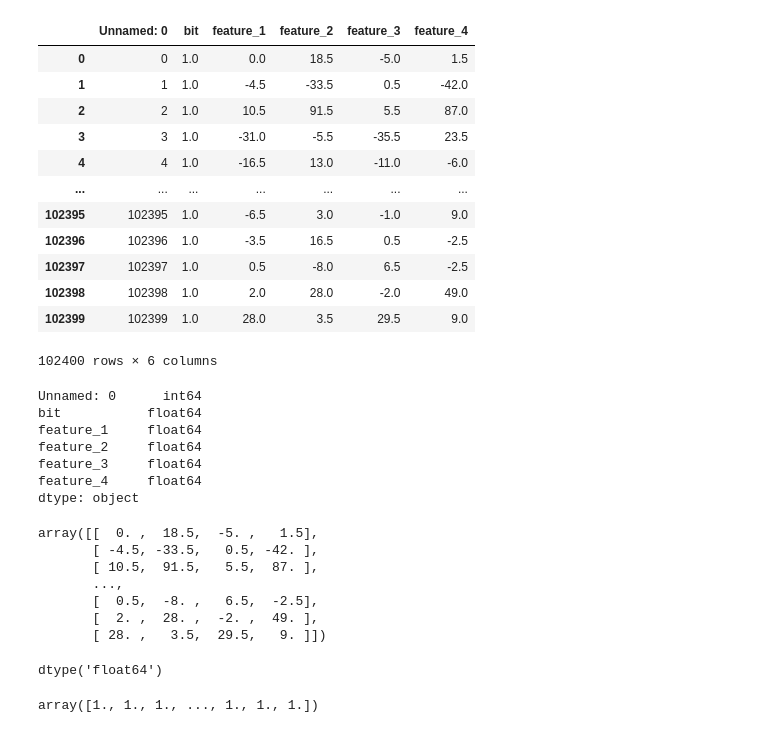
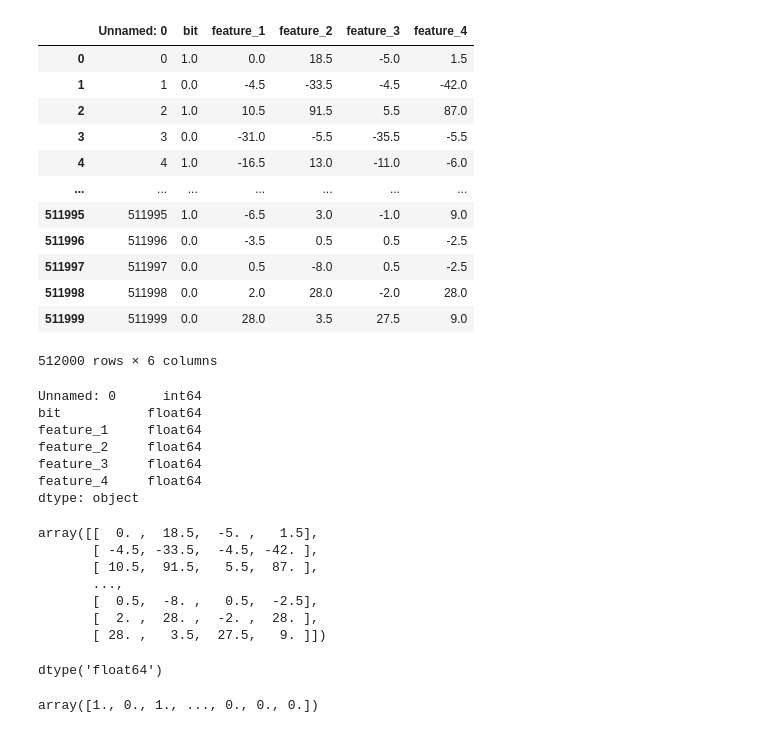
Before and after one commit to Lempi-sudo/VKR, a Jupyter notebook: Model.ipynb, the cells around one changed output. Drawn from its saved outputs; the diff is of its cells as text; code cells hidden in the pictures.

```diff
--- a/Model.ipynb
+++ b/Model.ipynb
@@ -6,20 +5,20 @@ from sklearn.model_selection import train_test_split
 # %%
-dataset = pd.read_csv('feature_vec/Image_with_water.txt')
+dataset = pd.read_csv('feature_vec/image_water_mark_dataset.txt')
 dataset
 # %% [output]
 |  | Unnamed: 0 | bit | feature_1 | feature_2 | feature_3 | feature_4 |
 | 0 | 0 | 1.0 | 0.0 | 18.5 | -5.0 | 1.5 |
-| 1 | 1 | 1.0 | -4.5 | -33.5 | 0.5 | -42.0 |
+| 1 | 1 | 0.0 | -4.5 | -33.5 | -4.5 | -42.0 |
 | 2 | 2 | 1.0 | 10.5 | 91.5 | 5.5 | 87.0 |
-| 3 | 3 | 1.0 | -31.0 | -5.5 | -35.5 | 23.5 |
+| 3 | 3 | 0.0 | -31.0 | -5.5 | -35.5 | -5.5 |
 | 4 | 4 | 1.0 | -16.5 | 13.0 | -11.0 | -6.0 |
 | ... | ... | ... | ... | ... | ... | ... |
-| 102395 | 102395 | 1.0 | -6.5 | 3.0 | -1.0 | 9.0 |
-| 102396 | 102396 | 1.0 | -3.5 | 16.5 | 0.5 | -2.5 |
-| 102397 | 102397 | 1.0 | 0.5 | -8.0 | 6.5 | -2.5 |
-| 102398 | 102398 | 1.0 | 2.0 | 28.0 | -2.0 | 49.0 |
-| 102399 | 102399 | 1.0 | 28.0 | 3.5 | 29.5 | 9.0 |
+| 511995 | 511995 | 1.0 | -6.5 | 3.0 | -1.0 | 9.0 |
+| 511996 | 511996 | 0.0 | -3.5 | 0.5 | 0.5 | -2.5 |
+| 511997 | 511997 | 0.0 | 0.5 | -8.0 | 0.5 | -2.5 |
+| 511998 | 511998 | 0.0 | 2.0 | 28.0 | -2.0 | 28.0 |
+| 511999 | 511999 | 0.0 | 28.0 | 3.5 | 27.5 | 9.0 |
-102400 rows × 6 columns
+512000 rows × 6 columns
 # %%
 dataset.dtypes
 # %% [output]
@@ -35,12 +34,12 @@ X = dataset.iloc[:,[2,3,4,5]].values
 X
 # %% [output]
 array([[  0. ,  18.5,  -5. ,   1.5],
-       [ -4.5, -33.5,   0.5, -42. ],
+       [ -4.5, -33.5,  -4.5, -42. ],
        [ 10.5,  91.5,   5.5,  87. ],
        ...,
-       [  0.5,  -8. ,   6.5,  -2.5],
-       [  2. ,  28. ,  -2. ,  49. ],
-       [ 28. ,   3.5,  29.5,   9. ]])
+       [  0.5,  -8. ,   0.5,  -2.5],
+       [  2. ,  28. ,  -2. ,  28. ],
+       [ 28. ,   3.5,  27.5,   9. ]])
 # %%
 X.dtype
 # %% [output]
@@ -49,4 +48,4 @@ dtype('float64')
 y = dataset.iloc[:, 1].values
 y
 # %% [output]
-array([1., 1., 1., ..., 1., 1., 1.])
+array([1., 0., 1., ..., 0., 0., 0.])
```
Also changed, not shown: parts of 21 cells of this notebook.
